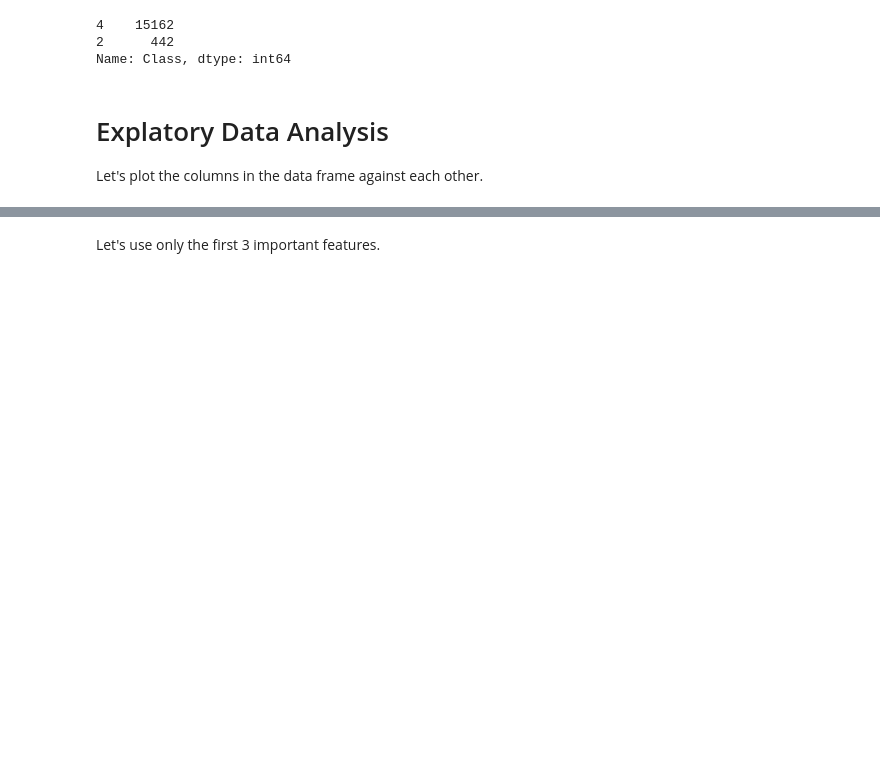
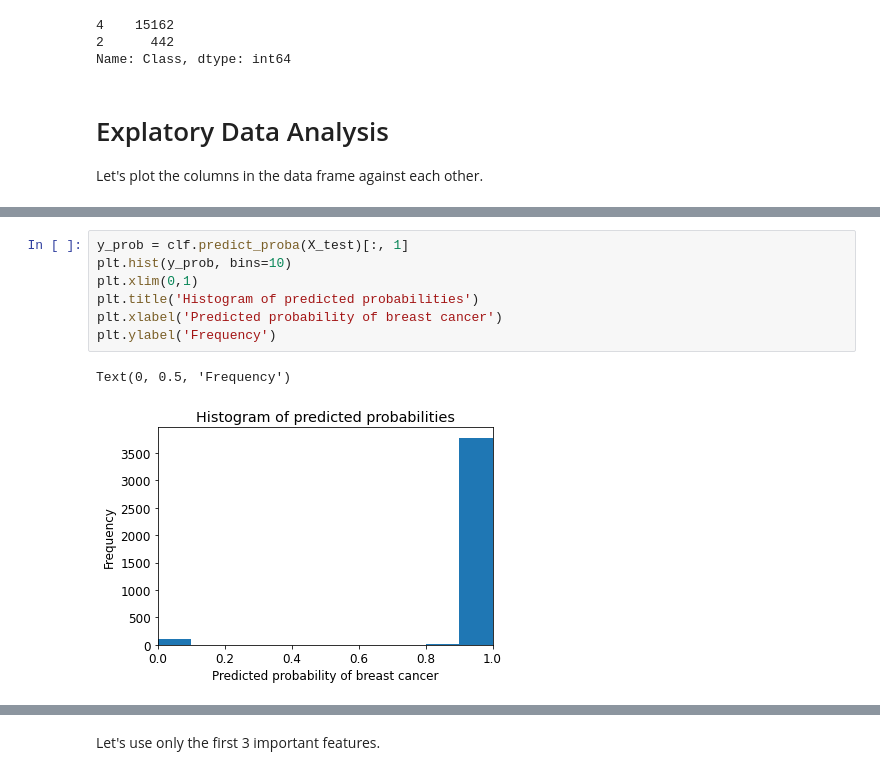
Before and after one commit to sina5/Breast-Cancer-Detection, a Jupyter notebook: bc.ipynb, the cells around one changed output, grey strips where cells are left out. Cells and saved outputs as stored; diff of their text form; blank space fills up the shorter version.

```diff
--- a/bc.ipynb
+++ b/bc.ipynb
@@ -219,0 +227,10 @@ plt.tight_layout()
+# %%
+y_prob = clf.predict_proba(X_test)[:, 1]
+plt.hist(y_prob, bins=10)
+plt.xlim(0,1)
+plt.title('Histogram of predicted probabilities')
+plt.xlabel('Predicted probability of breast cancer')
+plt.ylabel('Frequency')
+# %% [output]
+Text(0, 0.5, 'Frequency')
+[figure, added]
```
Also changed, not shown: parts of 13 cells of this notebook.
